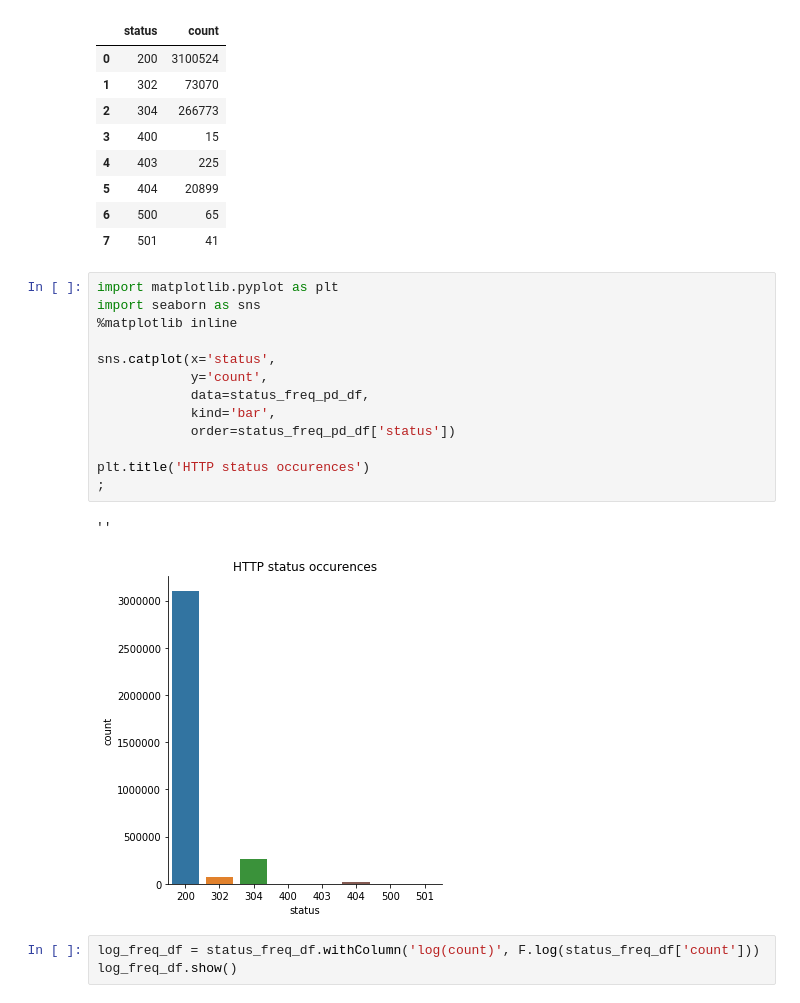
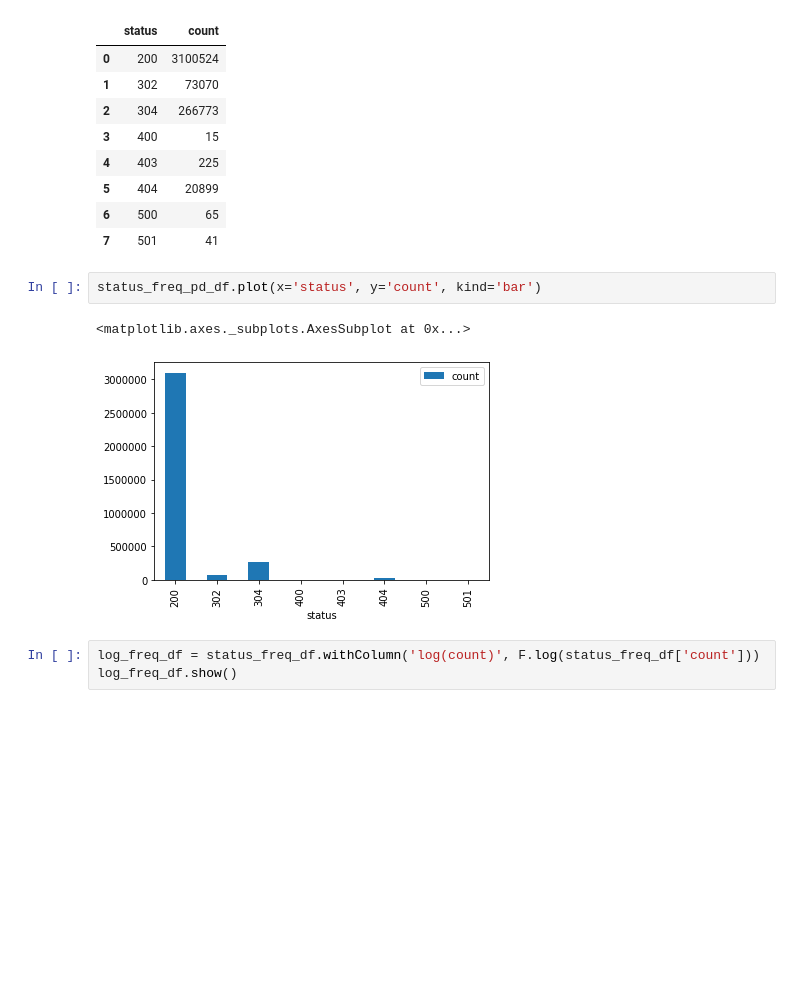
Before and after one commit to gdhakal/ml-projects-portfolio, a Jupyter notebook: data-wrangling-at-scale-with-spark/data_wrangling_at_scale_with_spark.ipynb, the cells around one changed output. Saved outputs shown, nothing was run; the diff lists cells and outputs as text; blank space fills up the shorter version.

```diff
--- a/data-wrangling-at-scale-with-spark/data_wrangling_at_scale_with_spark.ipynb
+++ b/data-wrangling-at-scale-with-spark/data_wrangling_at_scale_with_spark.ipynb
@@ -699,22 +719,11 @@ status_freq_pd_df
 | 5 | 404 | 20899 |
 | 6 | 500 | 65 |
 | 7 | 501 | 41 |
-# %%
-import matplotlib.pyplot as plt
-import seaborn as sns
-%matplotlib inline
-
-sns.catplot(x='status',
-            y='count',
-            data=status_freq_pd_df,
-            kind='bar',
-            order=status_freq_pd_df['status'])
-
-plt.title('HTTP status occurences')
-;
-# %% [output]
-''
-[figure, removed]
+# %%
+status_freq_pd_df.plot(x='status', y='count', kind='bar')
+# %% [output]
+<matplotlib.axes._subplots.AxesSubplot at 0x...>
+[figure, added]
 # %%
 log_freq_df = status_freq_df.withColumn('log(count)', F.log(status_freq_df['count']))
 log_freq_df.show()
```
Also changed, not shown: parts of 26 cells of this notebook, 4 other files.
